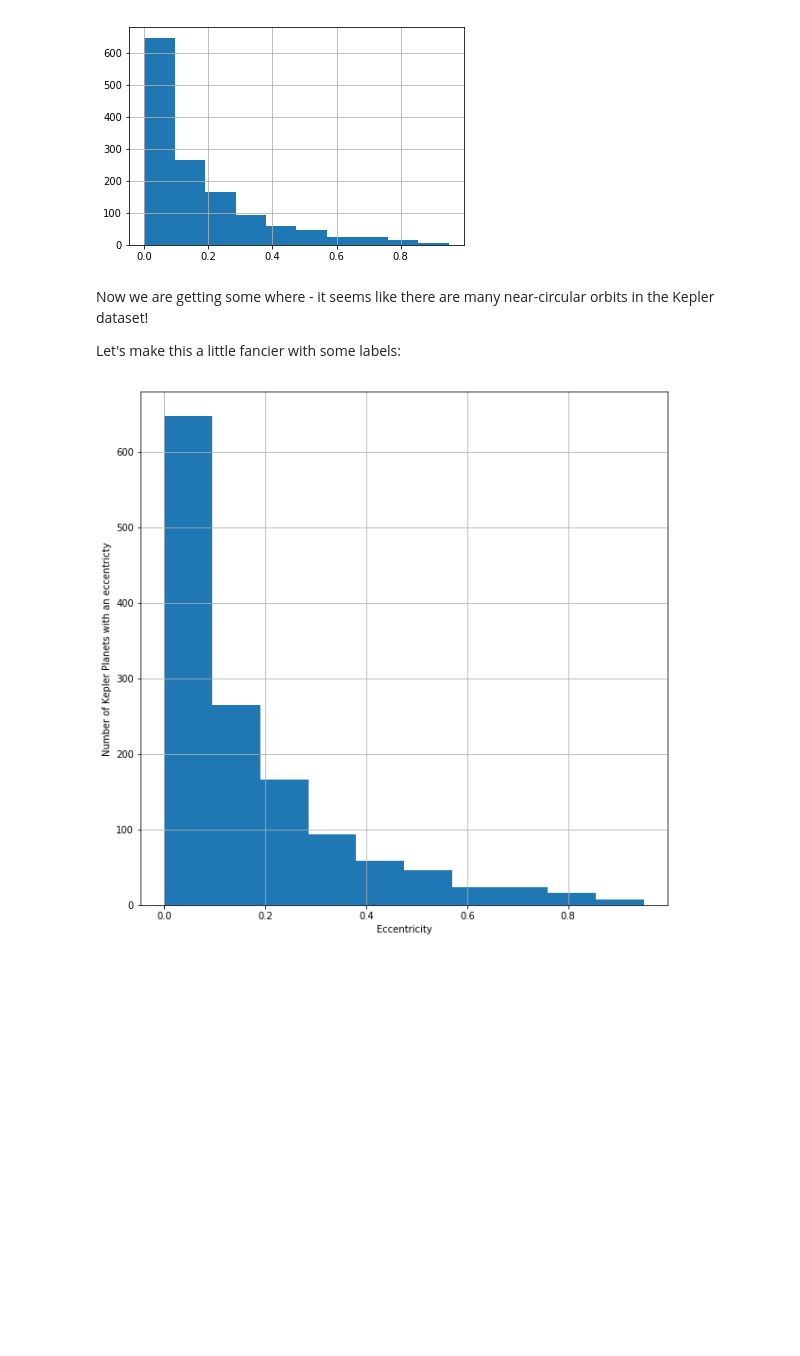
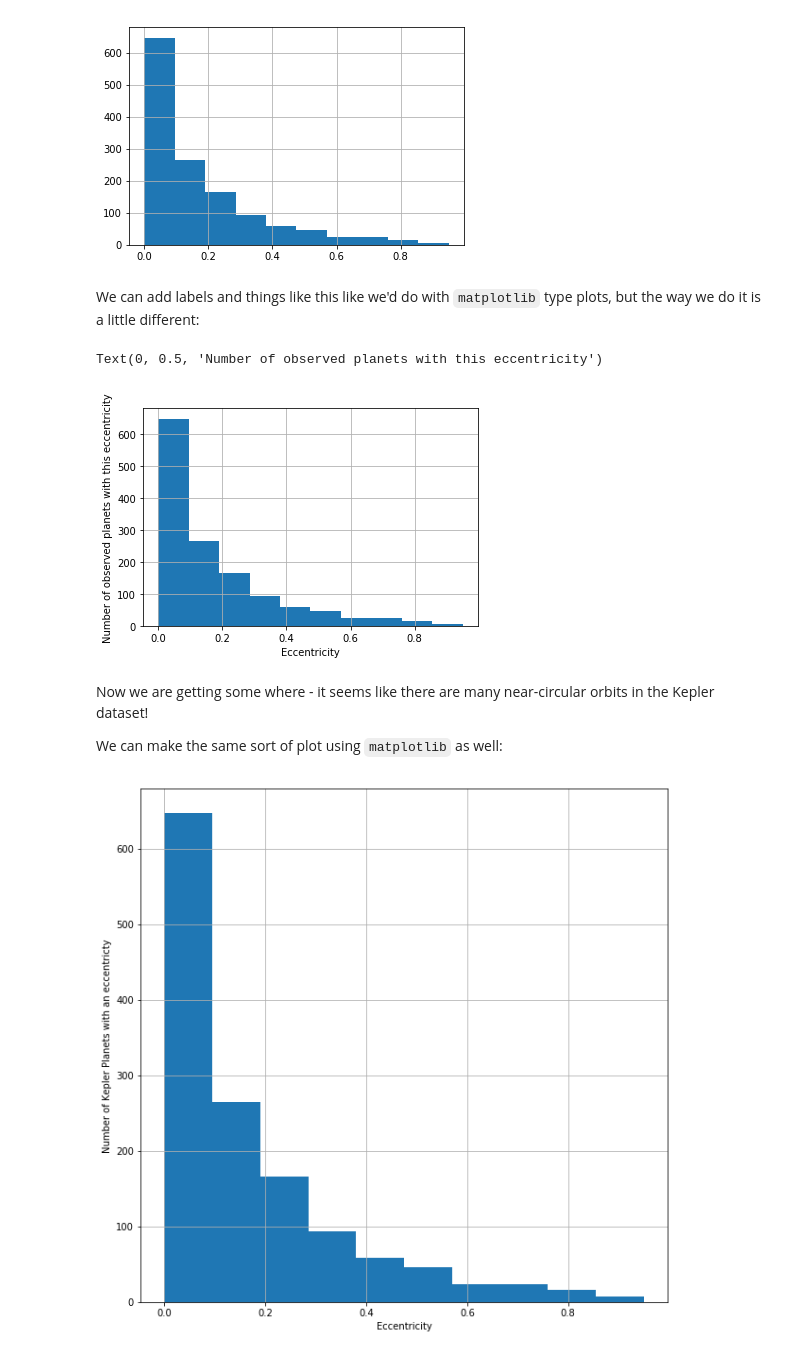
Before and after one commit to jnaiman/csci-p-14110, a Jupyter notebook: lesson06/_Part2_programming_dataProcessing_pandas_lesson06.ipynb, the cells around one changed output. Cells and saved outputs as stored; diff of their text form; code cells hidden in the pictures; blank space fills up the shorter version.

```diff
--- a/lesson06/_Part2_programming_dataProcessing_pandas_lesson06.ipynb
+++ b/lesson06/_Part2_programming_dataProcessing_pandas_lesson06.ipynb
@@ -185,10 +151,19 @@ planets["pl_orbeccen"].hist()
 # %% [output]
 <matplotlib.axes._subplots.AxesSubplot at 0x...>
 [figure]
+# %% [markdown]
+We can add labels and things like this like we'd do with `matplotlib` type plots, but the way we do it is a little different:
+# %%
+myPlot = planets["pl_orbeccen"].hist()
+myPlot.set_xlabel('Eccentricity')
+myPlot.set_ylabel('Number of observed planets with this eccentricity')
+# %% [output]
+Text(0, 0.5, 'Number of observed planets with this eccentricity')
+[figure, added]
 # %% [markdown]
 Now we are getting some where - it seems like there are many near-circular orbits in the Kepler dataset!
 
-Let's make this a little fancier with some labels:
+We can make the same sort of plot using `matplotlib` as well:
 # %%
 # first, create an axis object
 fig, ax = plt.subplots(1, 1, figsize = (10, 10))
```
Also changed, not shown: parts of 9 cells of this notebook, 20 other files.
